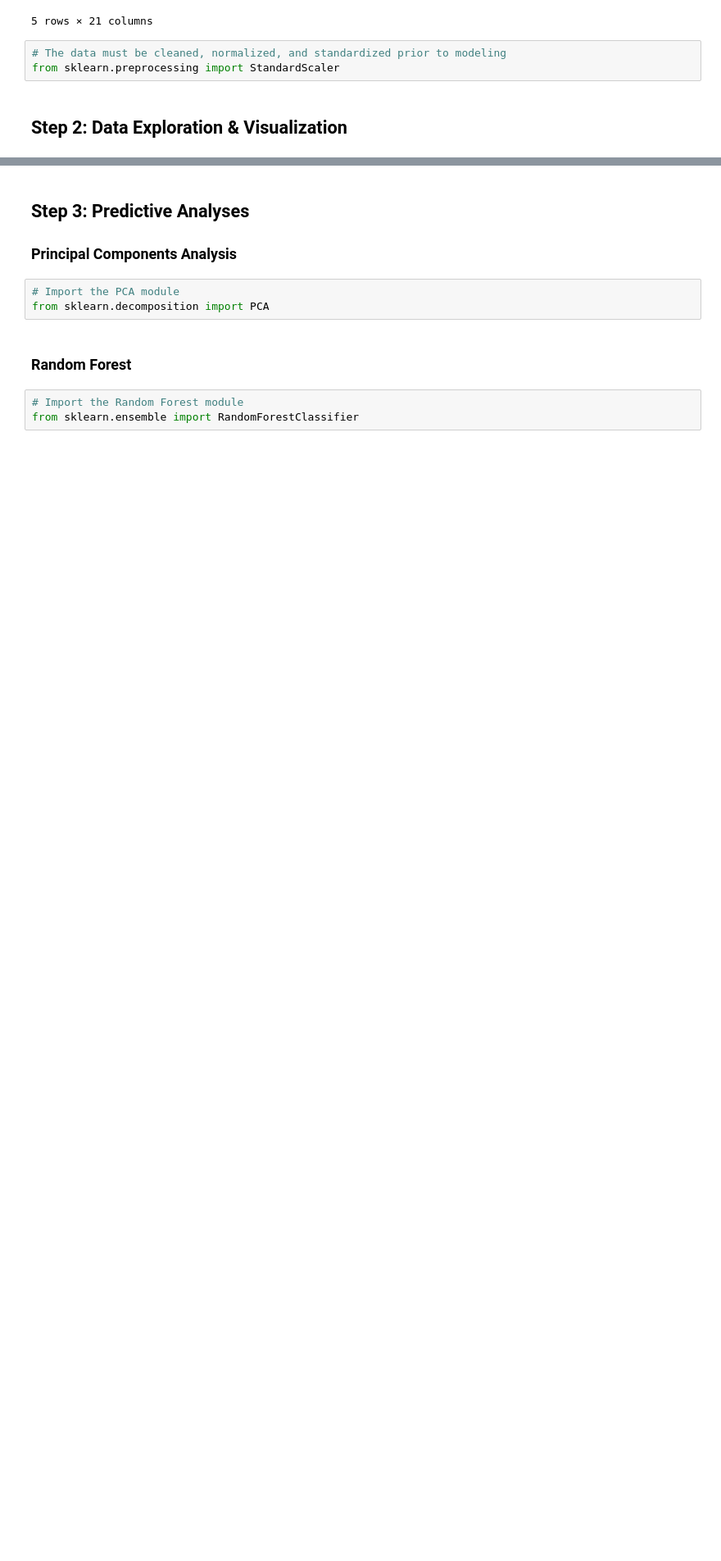
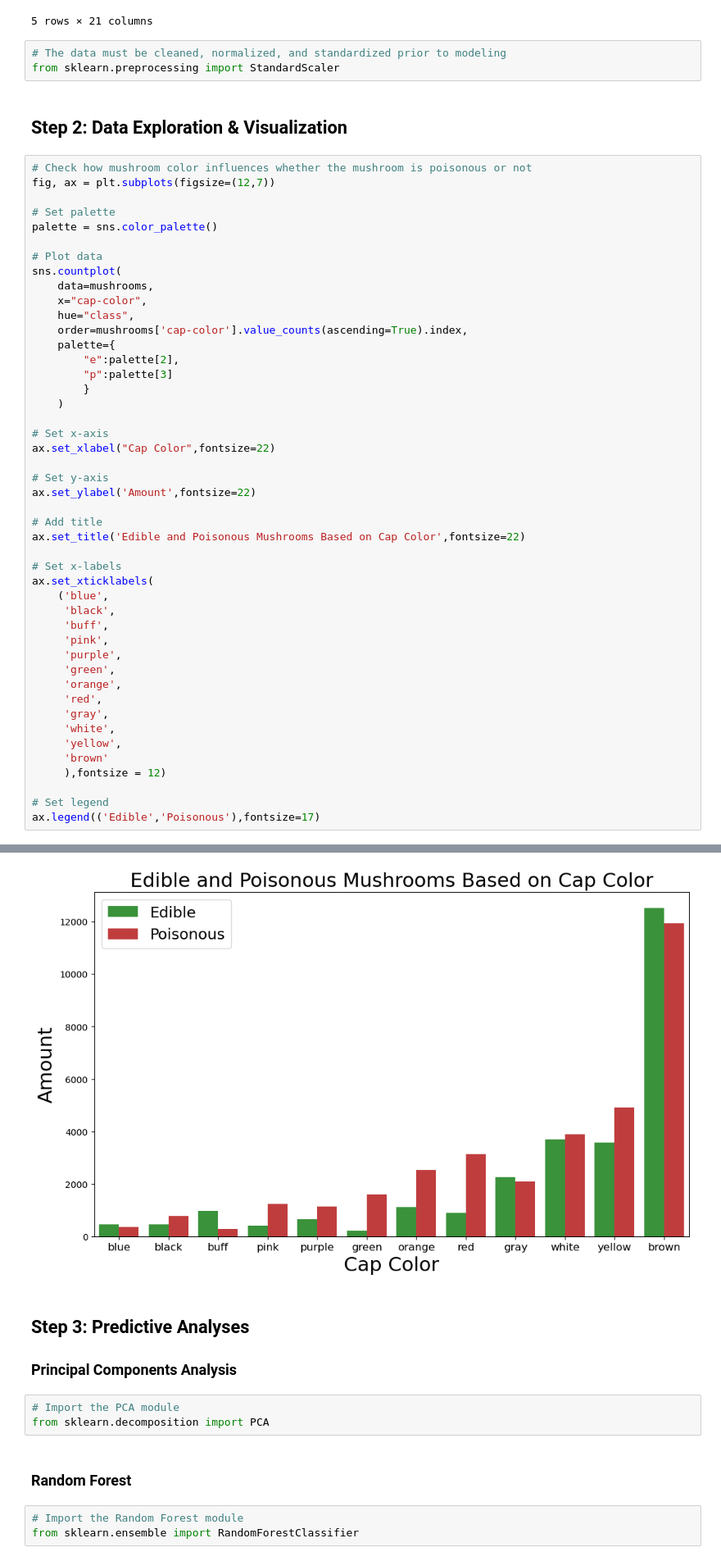
Before and after one commit to tmbiro/Project-4, a Jupyter notebook: Mushroom_Classification.ipynb, the cells around one changed output, grey strips where cells are left out. Shown: that part at 82% size. Cells and saved outputs as stored; diff of their text form; blank space fills up the shorter version.

Commit message:
added in plot

```diff
--- a/Mushroom_Classification.ipynb
+++ b/Mushroom_Classification.ipynb
@@ -74,3 +75,50 @@ mushrooms.head()
 from sklearn.preprocessing import StandardScaler
 # %% [markdown]
 ## Step 2: Data Exploration & Visualization
+# %%
+# Check how mushroom color influences whether the mushroom is poisonous or not
+fig, ax = plt.subplots(figsize=(12,7))
+
+# Set palette
+palette = sns.color_palette()
+
+# Plot data
+sns.countplot(
+    data=mushrooms,
+    x="cap-color",
+    hue="class",
+    order=mushrooms['cap-color'].value_counts(ascending=True).index,
+    palette={
+        "e":palette[2],
+        "p":palette[3]
+        }
+    )
+
+# Set x-axis
+ax.set_xlabel("Cap Color",fontsize=22)
+
+# Set y-axis
+ax.set_ylabel('Amount',fontsize=22)
+
+# Add title
+ax.set_title('Edible and Poisonous Mushrooms Based on Cap Color',fontsize=22)
+
+# Set x-labels
+ax.set_xticklabels(
+    ('blue',
+     'black',
+     'buff',
+     'pink',
+     'purple',
+     'green',
+     'orange',
+     'red',
+     'gray',
+     'white',
+     'yellow',
+     'brown'
+     ),fontsize = 12)
+
+# Set legend
+ax.legend(('Edible','Poisonous'),fontsize=17)
+# %% [output]
@@ -77,3 +126,4 @@ from sklearn.preprocessing import StandardScaler
+[figure, added]
 # %% [markdown]
 ## Step 3: Predictive Analyses
 
```
Also changed, not shown: parts of 2 cells of this notebook.
